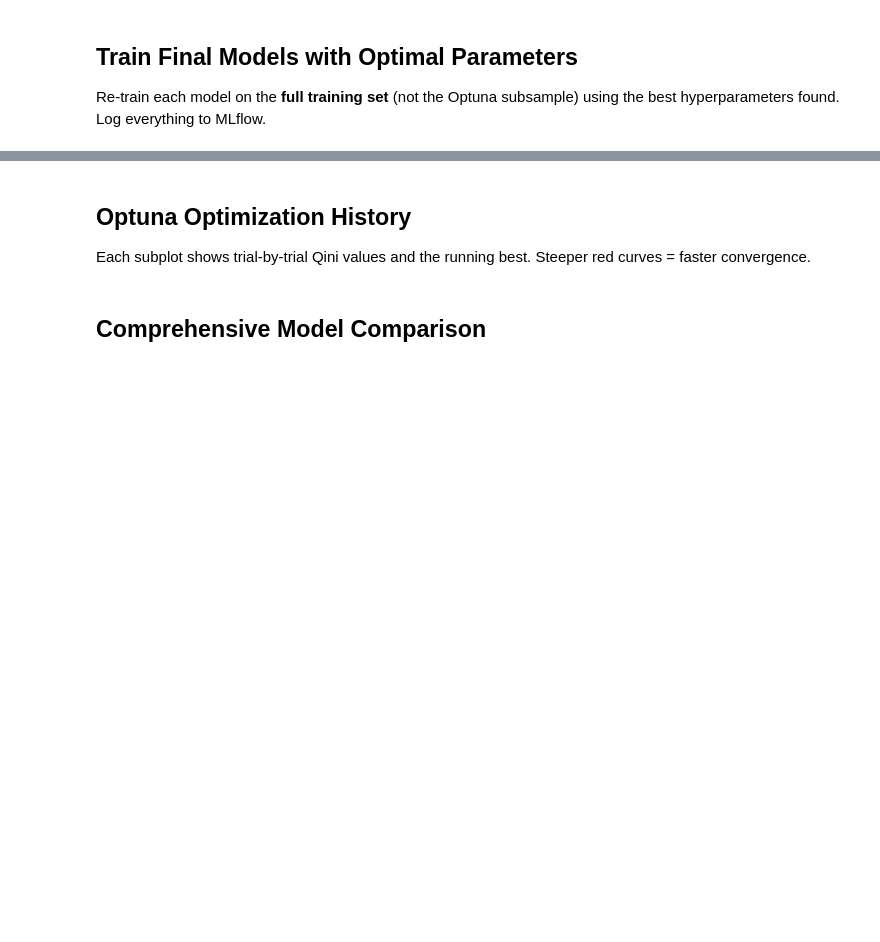
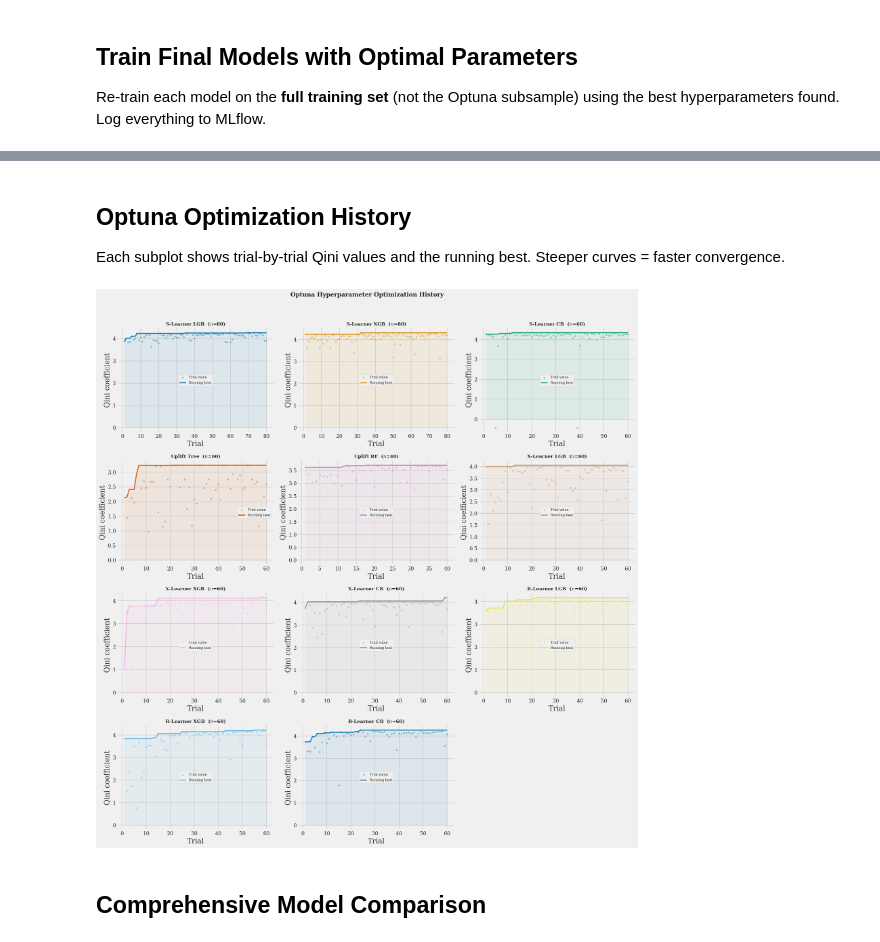
Before and after one commit to samalyarov/uplift_modeling_setup, a Jupyter notebook: notebooks/train_model.ipynb, the cells around one changed output, grey strips where cells are left out. Drawn from its saved outputs; the diff is of its cells as text; code cells hidden in the pictures; blank space fills up the shorter version.

Commit message:
implemented model training and experiment tracking, complete working 1.0.0 version

```diff
--- a/notebooks/train_model.ipynb
+++ b/notebooks/train_model.ipynb
@@ -284,12 +369,12 @@ Treatment rate (val):   25.00%
 ## MLflow Setup + Evaluation Helpers
 # %%
 mlflow.set_tracking_uri("http://127.0.0.1:5000")  # or "mlruns" for file-based
-mlflow.set_experiment("cunning-fox-training")
+mlflow.set_experiment("smart-reach-training")
 
-RANDOM_STATE = 42
-N_TRIALS_FAST = 30    # LightGBM, XGBoost (fast learners)
-N_TRIALS_MEDIUM = 20  # CatBoost, Uplift Tree
-N_TRIALS_SLOW = 15    # Uplift Random Forest (expensive)
+RANDOM_STATE = 69
+N_TRIALS_FAST = 80    # LightGBM, XGBoost (fast learners)
+N_TRIALS_MEDIUM = 60  # CatBoost, Uplift Tree, X-Learner, R-Learner
+N_TRIALS_SLOW = 40    # Uplift Random Forest (expensive)
 
 print(f"Optuna trials: fast={N_TRIALS_FAST}, medium={N_TRIALS_MEDIUM}, slow={N_TRIALS_SLOW}")
 # %% [output]
@@ -713,33 +1321,57 @@ for name, (model, study) in all_models.items():
 # %% [markdown]
 ## Optuna Optimization History
 
-Each subplot shows trial-by-trial Qini values and the running best. Steeper red curves = faster convergence.
+Each subplot shows trial-by-trial Qini values and the running best. Steeper curves = faster convergence.
 # %%
-fig, axes = plt.subplots(2, 3, figsize=(18, 10))
 studies_list = [
-    ("LightGBM",       study_lgb),
-    ("XGBoost",        study_xgb),
-    ("CatBoost",       study_cb),
+    ("S-Learner LGB",  study_lgb),
+    ("S-Learner XGB",  study_xgb),
+    ("S-Learner CB",   study_cb),
     ("Uplift Tree",    study_utree),
     ("Uplift RF",      study_urf),
+    ("X-Learner LGB",  study_xlearner),
+    ("X-Learner XGB",  study_xlearner_xgb),
+    ("X-Learner CB",   study_xlearner_cb),
+    ("R-Learner LGB",  study_rlearner),
+    ("R-Learner XGB",  study_rlearner_xgb),
+    ("R-Learner CB",   study_rlearner_cb),
 ]
 
+n_studies = len(studies_list)
+n_cols = min(n_studies, 3)
+n_rows = (n_studies + n_cols - 1) // n_cols
+fig, axes = plt.subplots(n_rows, n_cols, figsize=(6 * n_cols, 4.5 * n_rows))
+axes_flat = np.array(axes).flatten()
+
 for idx, (name, study) in enumerate(studies_list):
-    ax = axes[idx // 3, idx % 3]
+    ax = axes_flat[idx]
     vals = [t.value for t in study.trials if t.value is not None]
     best_so_far = pd.Series(vals).cummax()
-    ax.plot(vals, "o-", alpha=0.35, markersize=4, label="Trial value")
-    ax.plot(best_so_far.values, "r-", linewidth=2.5, label="Best so far")
-    ax.set_title(f"{name}  ({len(vals)} trials)", fontweight="bold")
-    ax.set_xlabel("Trial #")
+    trials_x = np.arange(1, len(vals) + 1)
+
+    ax.scatter(trials_x, vals, s=18, alpha=0.45, color=PALETTE[idx % len(PALETTE)],
+               edgecolors="white", linewidth=0.3, zorder=3, label="Trial value")
+    ax.plot(trials_x, best_so_far.values, color=PALETTE[idx % len(PALETTE)],
+            linewidth=2.2, zorder=4, label="Running best")
+    ax.fill_between(trials_x, best_so_far.values, alpha=0.08,
+                    color=PALETTE[idx % len(PALETTE)])
+
+    ax.set_title(f"{name}  ($n$={len(vals)})", fontweight="bold", fontsize=11)
+    ax.set_xlabel("Trial")
     ax.set_ylabel("Qini coefficient")
-    ax.legend(fontsize=8)
-    ax.grid(True, alpha=0.3)
+    ax.legend(fontsize=8, framealpha=0.9)
+    sns.despine(ax=ax)
 
-axes[1, 2].axis("off")
-plt.suptitle("Optuna Optimization History", fontsize=16, fontweight="bold", y=1.01)
+# hide unused axes
+for j in range(n_studies, len(axes_flat)):
+    axes_flat[j].set_visible(False)
+
+plt.suptitle("Optuna Hyperparameter Optimization History",
+             fontsize=14, fontweight="bold", y=1.02)
 plt.tight_layout()
 plt.show()
+# %% [output]
+[figure, added]
 # %% [markdown]
 ## Comprehensive Model Comparison
 # %%
```
Also changed, not shown: parts of 39 cells of this notebook, 13 other files.
